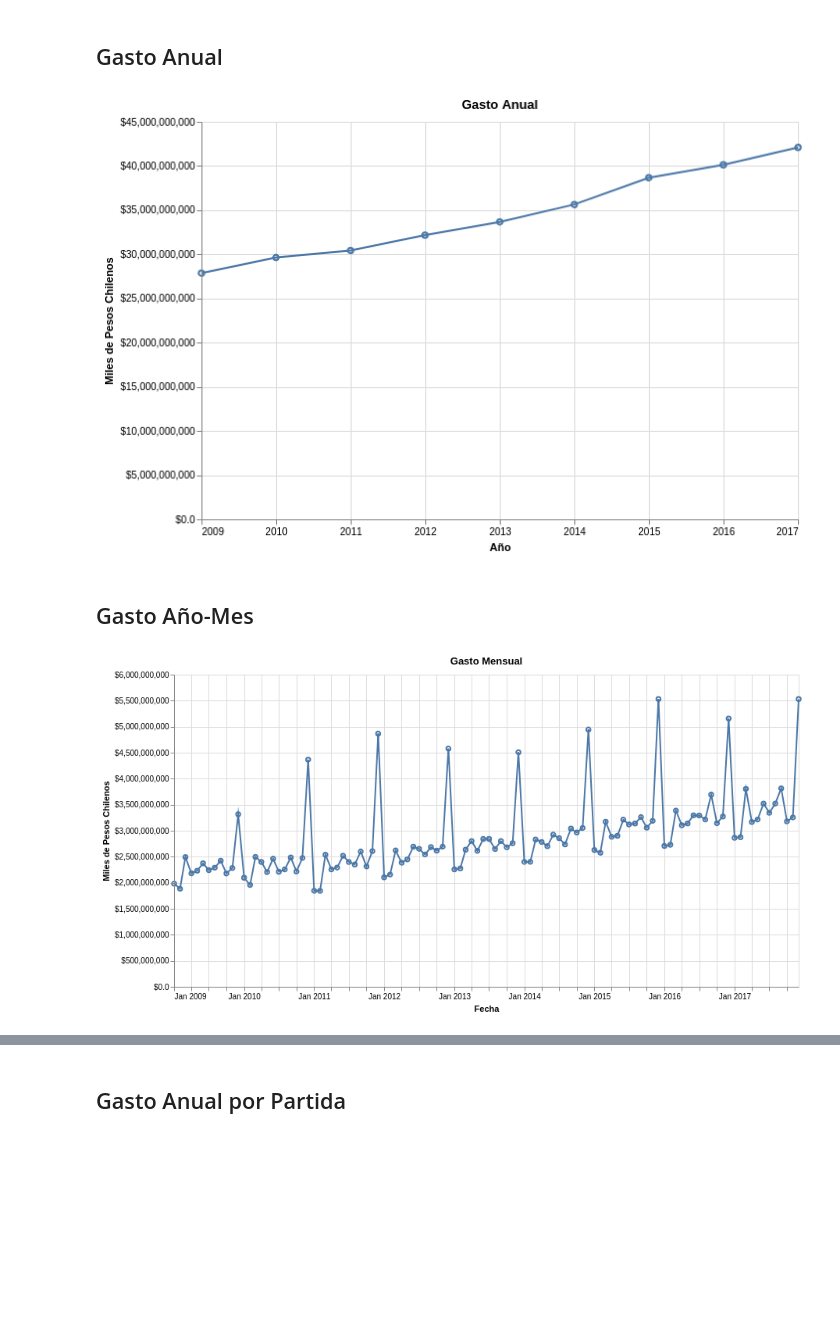
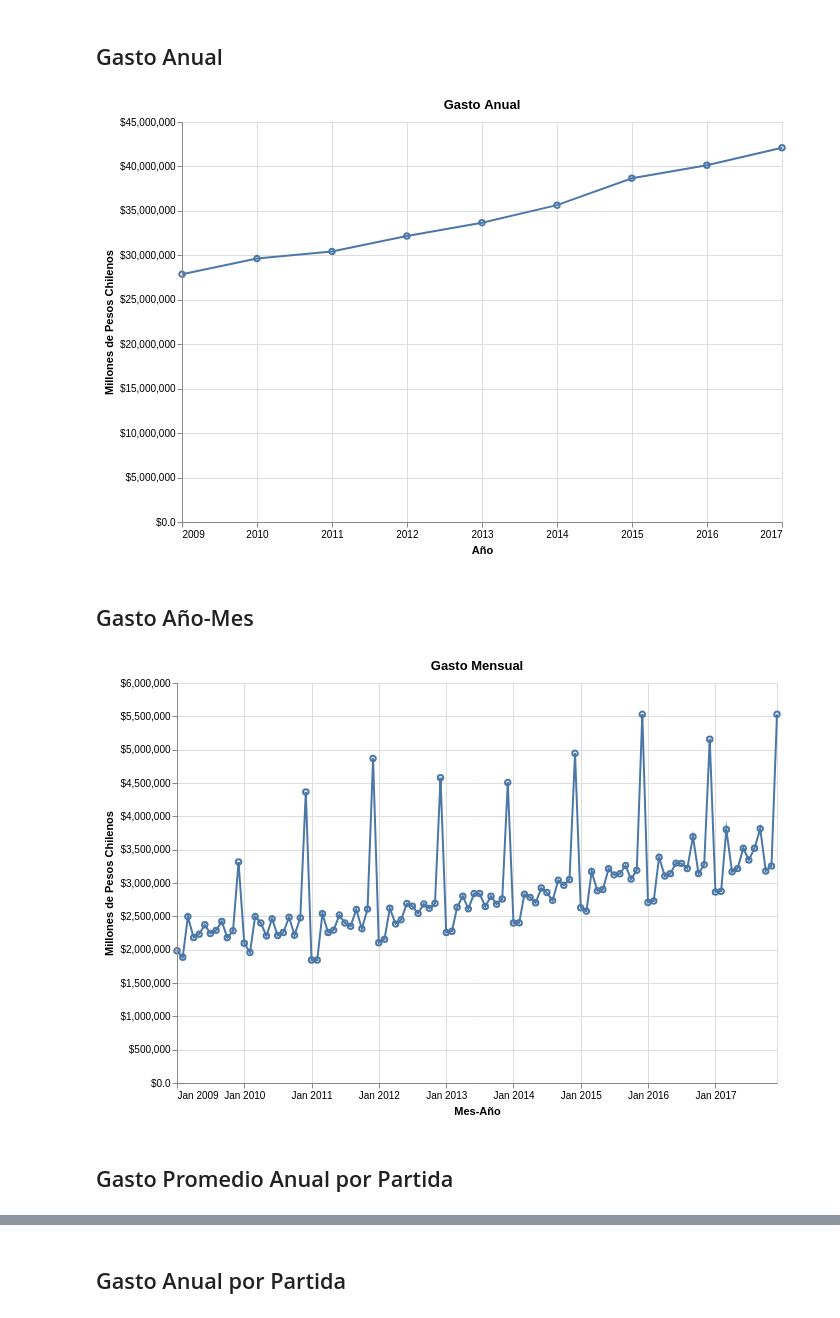
Before and after one commit to aoguedao/Dathaton-Gasto-Fiscal-Viz, a Jupyter notebook: GastoNetoMensualizado.ipynb, the cells around one changed output, grey strips where cells are left out. Drawn from its saved outputs; the diff is of its cells as text; code cells hidden in the pictures; blank space fills up the shorter version.

```diff
--- a/GastoNetoMensualizado.ipynb
+++ b/GastoNetoMensualizado.ipynb
@@ -110,3 +107,4 @@ pub_spend['month'] = pub_spend['mes'].str.lower().map(es_month_dict)
 pub_spend['day'] = 15
 pub_spend['date'] = pd.to_datetime(pub_spend[['day', 'month', 'periodo']].rename(columns={'periodo': 'year'}))
 pub_spend.drop(['periodo', 'mes', 'month', 'day'], axis=1, inplace=True)
+pub_spend['gasto'] = pub_spend['gasto'] / 1000.0
@@ -116,0 +113,4 @@ Quitando el cuarto nivel de presupuesto (Subasignacion) se tiene que:
+# %%
+ps_ministry = pub_spend.groupby(['date', 'partida'])['gasto'].sum().reset_index()
+ps_ministry_dict = alt.to_json(ps_ministry, prefix='ps_ministry')
+print('Memoria utilizada: {} mb'.format(mbSize(ps_ministry)))
@@ -180,5 +146,20 @@ pub_spend_base = alt.Chart().encode(
         timeUnit='year',
         axis=alt.Axis(title='Año'),
            ),
-    y=alt.Y('sum(gasto):Q', axis=alt.Axis(format="($,.2r", title='Miles de Pesos Chilenos'))
+    y=alt.Y('sum(gasto):Q',
+            axis=alt.Axis(format="($,.2r",
+                          title='Millones de Pesos Chilenos')),
+    tooltip=alt.Tooltip('sum(gasto):Q',
+                        format="($,.2r")
 )
+
+pub_spend_chart = alt.layer(
+    pub_spend_base.mark_point(),
+    pub_spend_base.mark_line(),
+#     pub_spend_base.mark_text(dy=-10, dx=-5).encode(text=alt.Text('sum(gasto):Q', format="$.2s")),
+    data=ps_ministry_dict['url']
+).properties(
+    title='Gasto Anual',
+    width=600,
+    height=400
+)
@@ -196,32 +166,35 @@ pub_spend_chart = alt.layer(
 # %%
-# pub_spend_chart.save(os.path.join('charts', 'gasto_anual.json'))
+pub_spend_chart.save(os.path.join('charts', 'gastoAnual.json'))
 pub_spend_chart
 # %% [output]
-[figure, old version]
+[figure, new version]
 # %% [markdown]
 ## Gasto Año-Mes
 # %%
-monthly_year_spend_chart = alt.layer(
+pub_spend_monthly_chart = alt.layer(
     pub_spend_base.mark_point().encode(
         x=alt.X('date:T',
             timeUnit='yearmonth',
-            axis=alt.Axis(title='Fecha')
+            axis=alt.Axis(title='Mes-Año')
             )
         ),
     pub_spend_base.mark_line().encode(
         x=alt.X('date:T',
             timeUnit='yearmonth',
-            axis=alt.Axis(title='Fecha')
+            axis=alt.Axis(title='Mes-Año')
             )
         ),
-    data=pub_spend_agg1_dict['url']
+#     pub_spend_base.mark_text(dy=-10, dx=-5).encode(text=alt.Text('sum(gasto):Q', format="$.2s")),
+    data=ps_ministry_dict['url']
 ).properties(
     title='Gasto Mensual',
-    width=800,
+    width=600,
     height=400
 )
 # %%
-# monthly_year_spend_chart.save(os.path.join('charts', 'gasto_mensual_anual.json'))
-monthly_year_spend_chart
+pub_spend_monthly_chart.save(os.path.join('charts', 'gastoMensual.json'))
+pub_spend_monthly_chart
 # %% [output]
-[figure, old version]
+[figure, new version]
+# %% [markdown]
+## Gasto Promedio Anual por Partida
```
Also changed, not shown: parts of 123 cells of this notebook.
